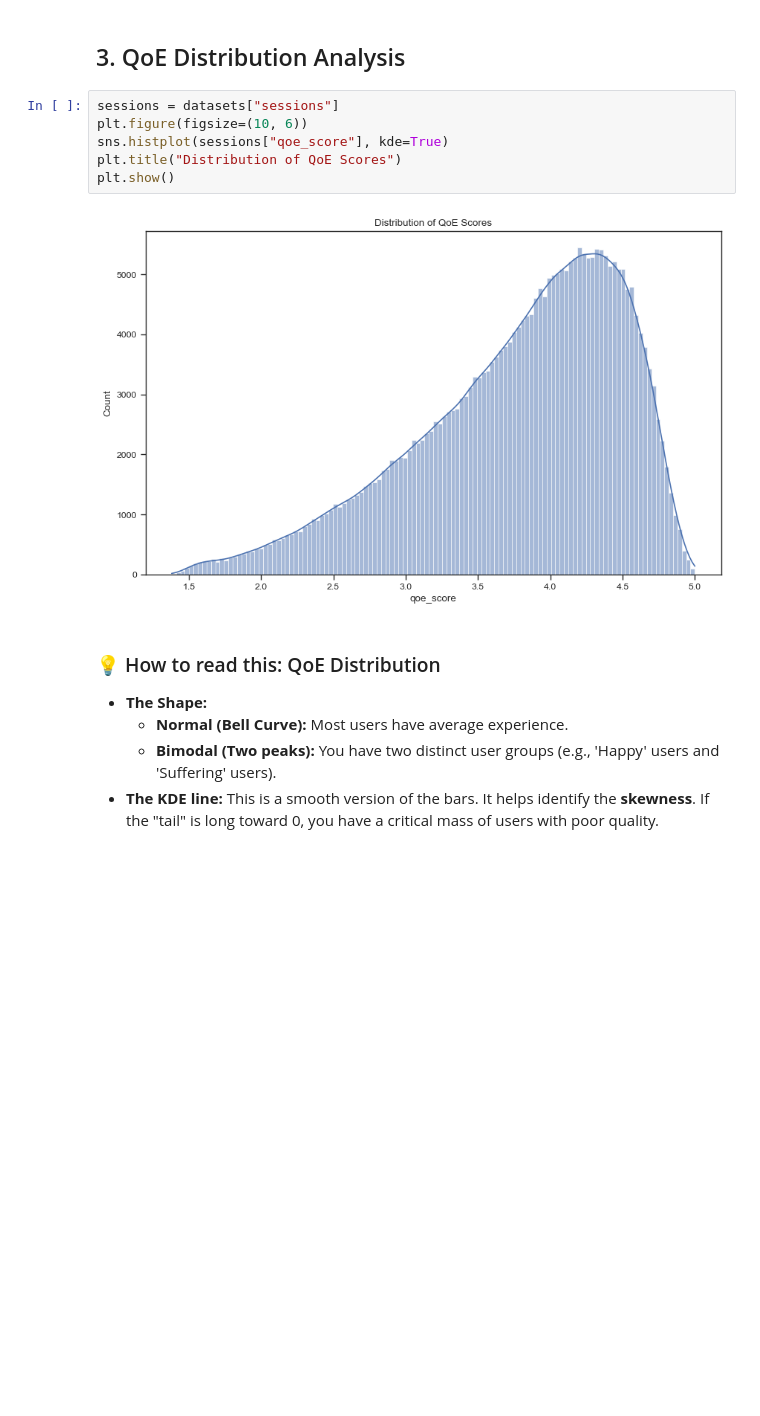
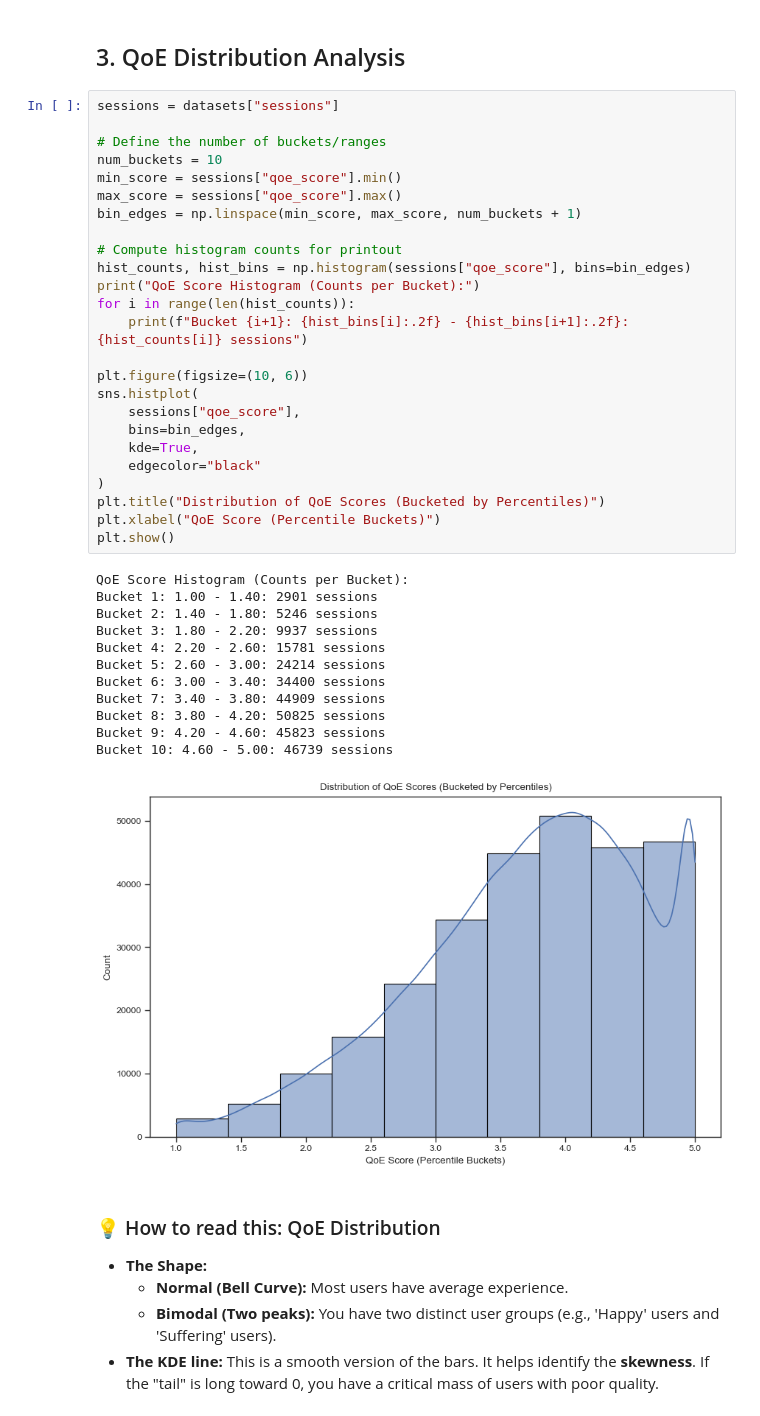
Before and after one commit to adityonugrohoid/telecom-qoe-analytics, a Jupyter notebook: notebooks/01_data_profiling_eda.ipynb, the cells around one changed output. Cells and saved outputs as stored; diff of their text form; blank space fills up the shorter version.

```diff
--- a/notebooks/01_data_profiling_eda.ipynb
+++ b/notebooks/01_data_profiling_eda.ipynb
@@ -53,12 +53,42 @@ No missing values in sessions
 ## 3. QoE Distribution Analysis
 # %%
 sessions = datasets["sessions"]
+
+# Define the number of buckets/ranges
+num_buckets = 10
+min_score = sessions["qoe_score"].min()
+max_score = sessions["qoe_score"].max()
+bin_edges = np.linspace(min_score, max_score, num_buckets + 1)
+
+# Compute histogram counts for printout
+hist_counts, hist_bins = np.histogram(sessions["qoe_score"], bins=bin_edges)
+print("QoE Score Histogram (Counts per Bucket):")
+for i in range(len(hist_counts)):
+    print(f"Bucket {i+1}: {hist_bins[i]:.2f} - {hist_bins[i+1]:.2f}: {hist_counts[i]} sessions")
+
 plt.figure(figsize=(10, 6))
-sns.histplot(sessions["qoe_score"], kde=True)
-plt.title("Distribution of QoE Scores")
+sns.histplot(
+    sessions["qoe_score"],
+    bins=bin_edges,
+    kde=True,
+    edgecolor="black"
+)
+plt.title("Distribution of QoE Scores (Bucketed by Percentiles)")
+plt.xlabel("QoE Score (Percentile Buckets)")
 plt.show()
 # %% [output]
+QoE Score Histogram (Counts per Bucket):
+Bucket 1: 1.00 - 1.40: 2901 sessions
+Bucket 2: 1.40 - 1.80: 5246 sessions
+Bucket 3: 1.80 - 2.20: 9937 sessions
+Bucket 4: 2.20 - 2.60: 15781 sessions
+Bucket 5: 2.60 - 3.00: 24214 sessions
+Bucket 6: 3.00 - 3.40: 34400 sessions
+Bucket 7: 3.40 - 3.80: 44909 sessions
+Bucket 8: 3.80 - 4.20: 50825 sessions
+Bucket 9: 4.20 - 4.60: 45823 sessions
+Bucket 10: 4.60 - 5.00: 46739 sessions
-[figure, old version]
+[figure, new version]
 # %% [markdown]
 ### 💡 How to read this: QoE Distribution
 * **The Shape:**
```
Also changed, not shown: parts of 2 cells of this notebook, 8 other files.
